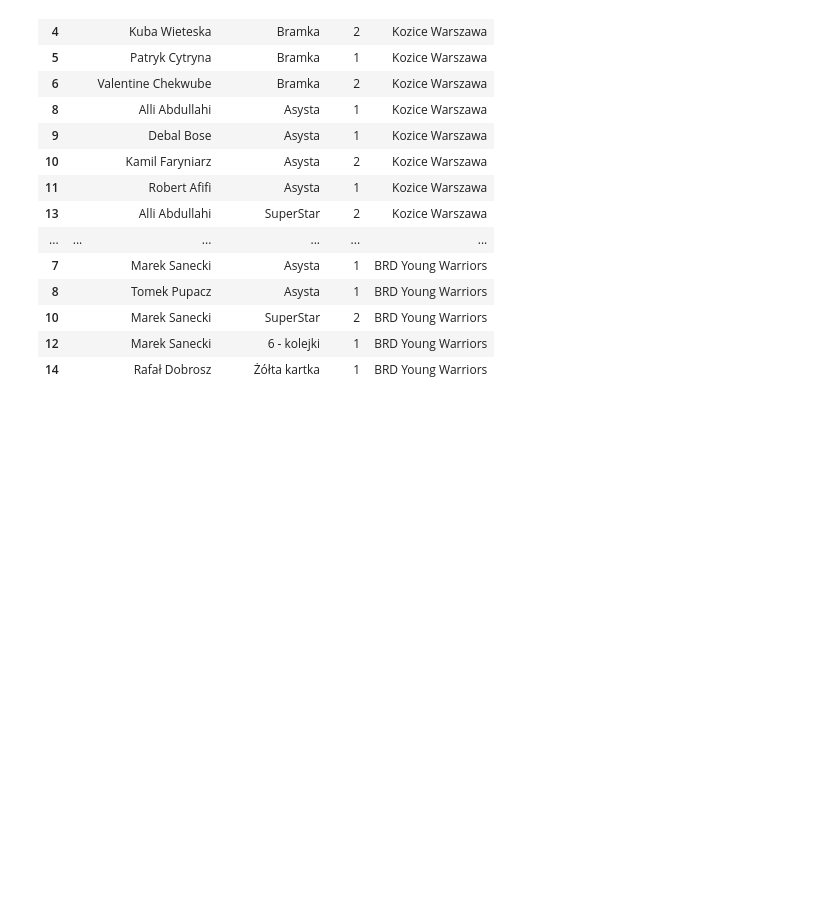
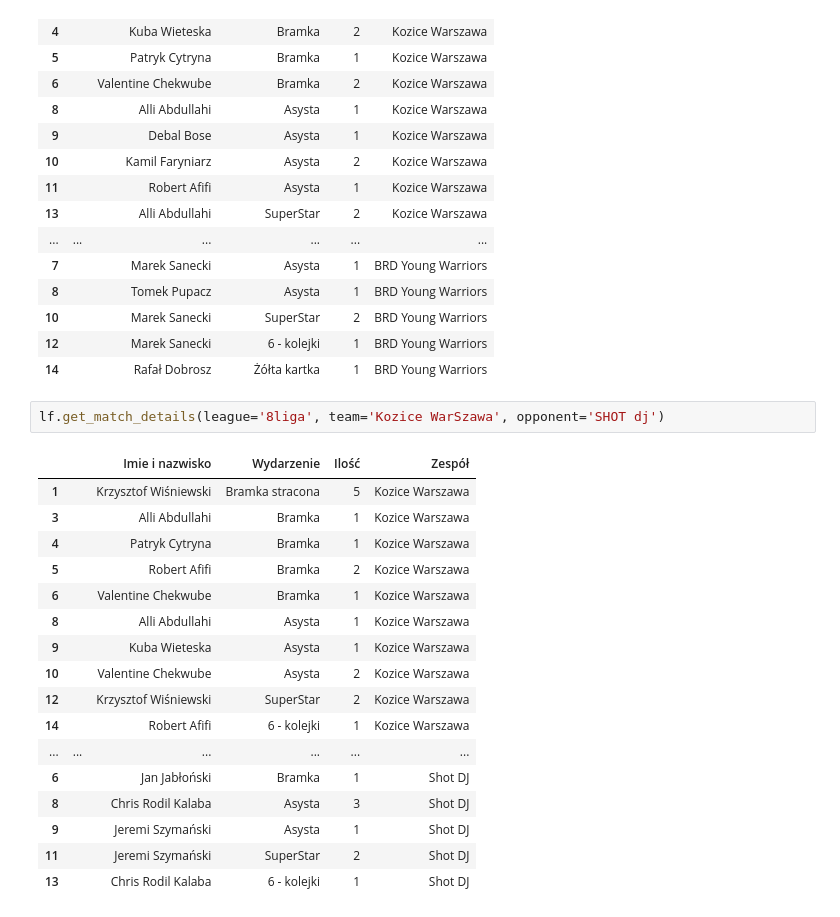
Before and after one commit to kfaryn/Liga-Fanow, a Jupyter notebook: Usage.ipynb, the cells around one changed output. Drawn from its saved outputs; the diff is of its cells as text; blank space fills up the shorter version.

```diff
--- a/Usage.ipynb
+++ b/Usage.ipynb
@@ -73,3 +73,23 @@ lf.get_match_details('8liga', 'Kozice Warszawa',9)
 | 10 |  | Marek Sanecki | SuperStar | 2 | BRD Young Warriors |
 | 12 |  | Marek Sanecki | 6 - kolejki | 1 | BRD Young Warriors |
 | 14 |  | Rafał Dobrosz | Żółta kartka | 1 | BRD Young Warriors |
+# %%
+lf.get_match_details(league='8liga', team='Kozice WarSzawa', opponent='SHOT dj')
+# %% [output]
+|  |  | Imie i nazwisko | Wydarzenie | Ilość | Zespół |
+| 1 |  | Krzysztof Wiśniewski | Bramka stracona | 5 | Kozice Warszawa |
+| 3 |  | Alli Abdullahi | Bramka | 1 | Kozice Warszawa |
+| 4 |  | Patryk Cytryna | Bramka | 1 | Kozice Warszawa |
+| 5 |  | Robert Afifi | Bramka | 2 | Kozice Warszawa |
+| 6 |  | Valentine Chekwube | Bramka | 1 | Kozice Warszawa |
+| 8 |  | Alli Abdullahi | Asysta | 1 | Kozice Warszawa |
+| 9 |  | Kuba Wieteska | Asysta | 1 | Kozice Warszawa |
+| 10 |  | Valentine Chekwube | Asysta | 2 | Kozice Warszawa |
+| 12 |  | Krzysztof Wiśniewski | SuperStar | 2 | Kozice Warszawa |
+| 14 |  | Robert Afifi | 6 - kolejki | 1 | Kozice Warszawa |
+| ... | ... | ... | ... | ... | ... |
+| 6 |  | Jan Jabłoński | Bramka | 1 | Shot DJ |
+| 8 |  | Chris Rodil Kalaba | Asysta | 3 | Shot DJ |
+| 9 |  | Jeremi Szymański | Asysta | 1 | Shot DJ |
+| 11 |  | Jeremi Szymański | SuperStar | 2 | Shot DJ |
+| 13 |  | Chris Rodil Kalaba | 6 - kolejki | 1 | Shot DJ |
```
Also changed, not shown: 1 other file.
